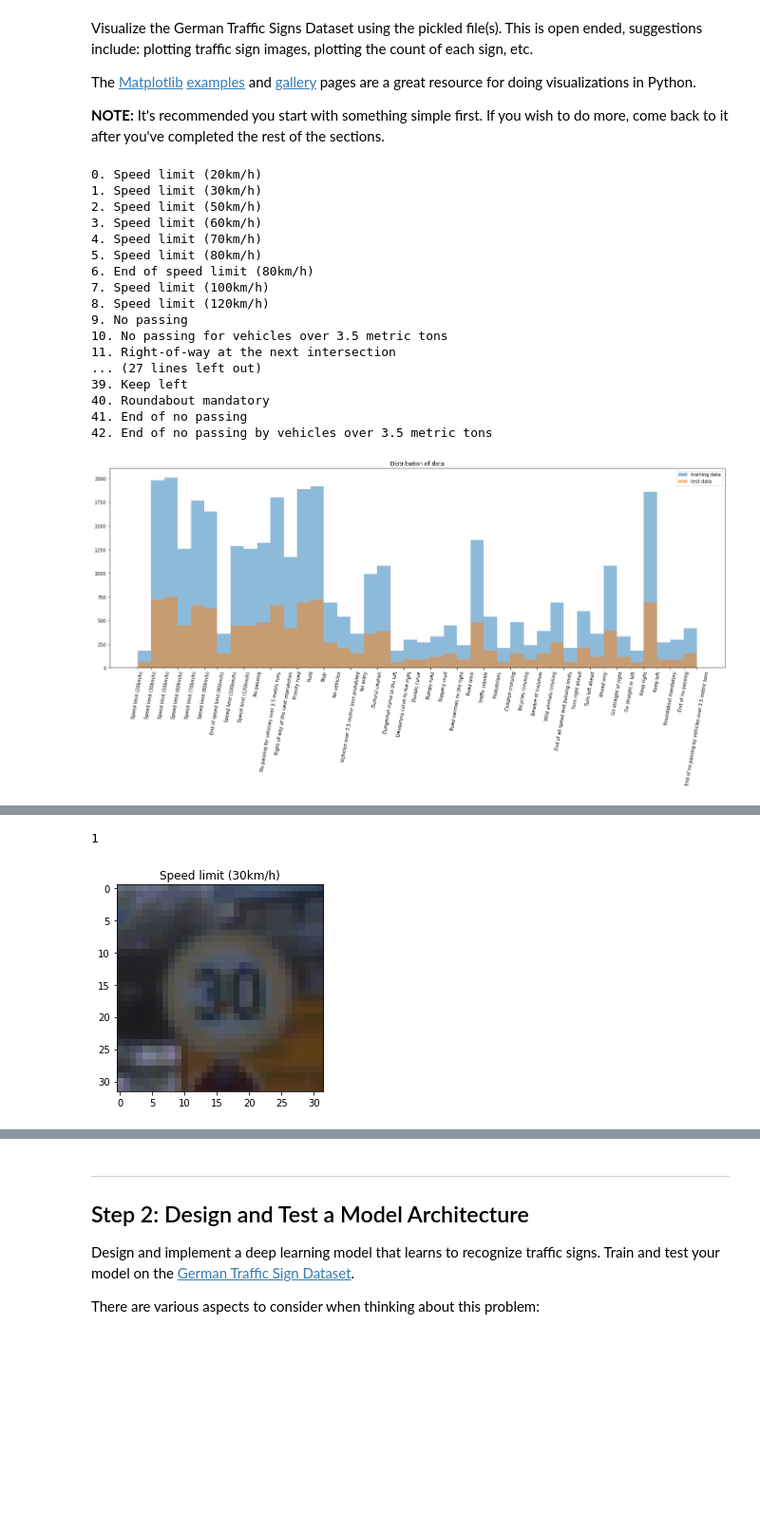
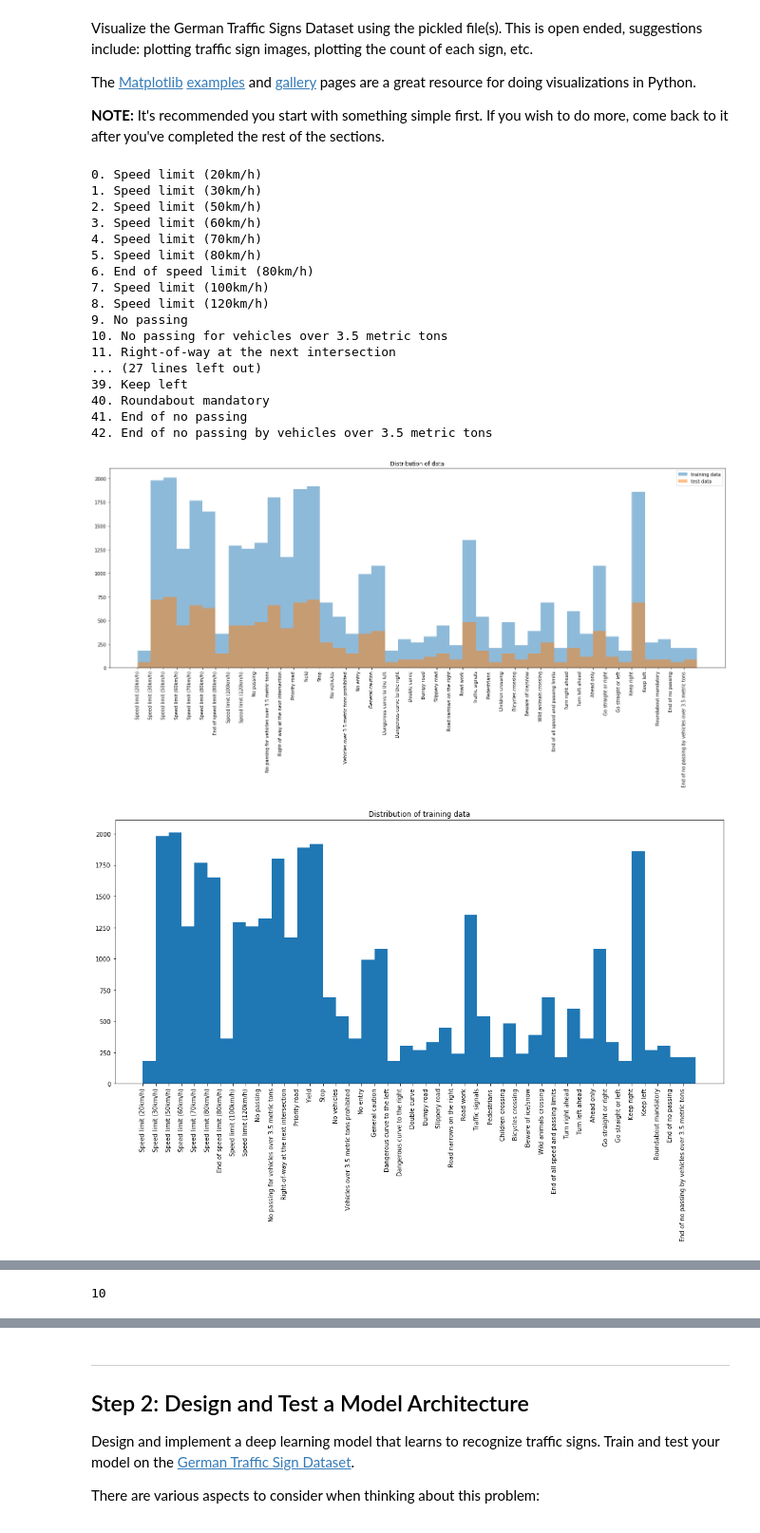
Before and after one commit to apalvai/CarND-Traffic-Sign-Classifier-Project, a Jupyter notebook: Traffic_Sign_Classifier.ipynb, the cells around one changed output, grey strips where cells are left out. Shown at 95% size. Saved outputs shown, nothing was run; the diff lists cells and outputs as text; code cells hidden in the pictures; blank space fills up the shorter version.

```diff
--- a/Traffic_Sign_Classifier.ipynb
+++ b/Traffic_Sign_Classifier.ipynb
@@ -111,40 +111,65 @@ for i in range(0, len(SignsDict)):
 #print('Signs:\n', SignNamesList)
 
 fig = plt.figure()
-plt.hist(y_train, classes, alpha=0.5, label='training data')
-plt.hist(y_test, classes, alpha=0.5, label='test data')
+plt.hist(y_train, bins=np.arange(min(classes), max(classes) + 2, 1), alpha=0.5, label='training data')
+plt.hist(y_test, bins=np.arange(min(classes), max(classes) + 2, 1), alpha=0.5, label='test data')
 plt.legend(loc='upper right')
 plt.title('Distribution of data')
-plt.xticks(classes, SignNamesList, rotation=80)
+plt.xticks(classes, SignNamesList, rotation=90)
 default_size = fig.get_size_inches()
 fig.set_size_inches( (default_size[0]*4, default_size[1]*2))
+plt.show()
+
+fig = plt.figure()
+plt.title('Distribution of training data')
+plt.hist(y_train, bins=np.arange(min(classes), max(classes) + 2, 1))
+plt.xticks(classes, SignNamesList, rotation=90)
+default_size = fig.get_size_inches()
+fig.set_size_inches( (default_size[0]*3, default_size[1]*2))
+plt.show()
+
+fig = plt.figure()
+plt.title('Distribution of validation data')
+plt.hist(y_valid, bins=np.arange(min(classes), max(classes) + 2, 1))
+plt.xticks(classes, SignNamesList, rotation=90)
+default_size = fig.get_size_inches()
+fig.set_size_inches( (default_size[0]*3, default_size[1]*2))
+plt.show()
+
+fig = plt.figure()
+plt.title('Distribution of test data')
+plt.hist(y_test, bins=np.arange(min(classes), max(classes) + 2, 1))
+plt.xticks(classes, SignNamesList, rotation=90)
+default_size = fig.get_size_inches()
+fig.set_size_inches( (default_size[0]*3, default_size[1]*2))
 plt.show()
 
 %matplotlib inline
 
 index = random.randint(0, len(X_train))
 image = X_train[index].squeeze()
 
 plt.figure(figsize=(4,4))
 plt.imshow(image, cmap="gray")
 plt.title(SignNamesList[y_train[index]])
 print(y_train[index])
 # %% [output]
 0. Speed limit (20km/h)
 1. Speed limit (30km/h)
 2. Speed limit (50km/h)
 3. Speed limit (60km/h)
 4. Speed limit (70km/h)
 5. Speed limit (80km/h)
 6. End of speed limit (80km/h)
 7. Speed limit (100km/h)
 8. Speed limit (120km/h)
 9. No passing
 10. No passing for vehicles over 3.5 metric tons
 11. Right-of-way at the next intersection
 ... (27 lines left out)
 39. Keep left
 40. Roundabout mandatory
 41. End of no passing
 42. End of no passing by vehicles over 3.5 metric tons
-[figure, old version]
+[figure, new version]
+[figure, new version]
@@ -151,2 +178 @@ print(y_train[index])
-1
+10
-[figure, old version]
```
Also changed, not shown: parts of 15 cells of this notebook, 1 other file.
